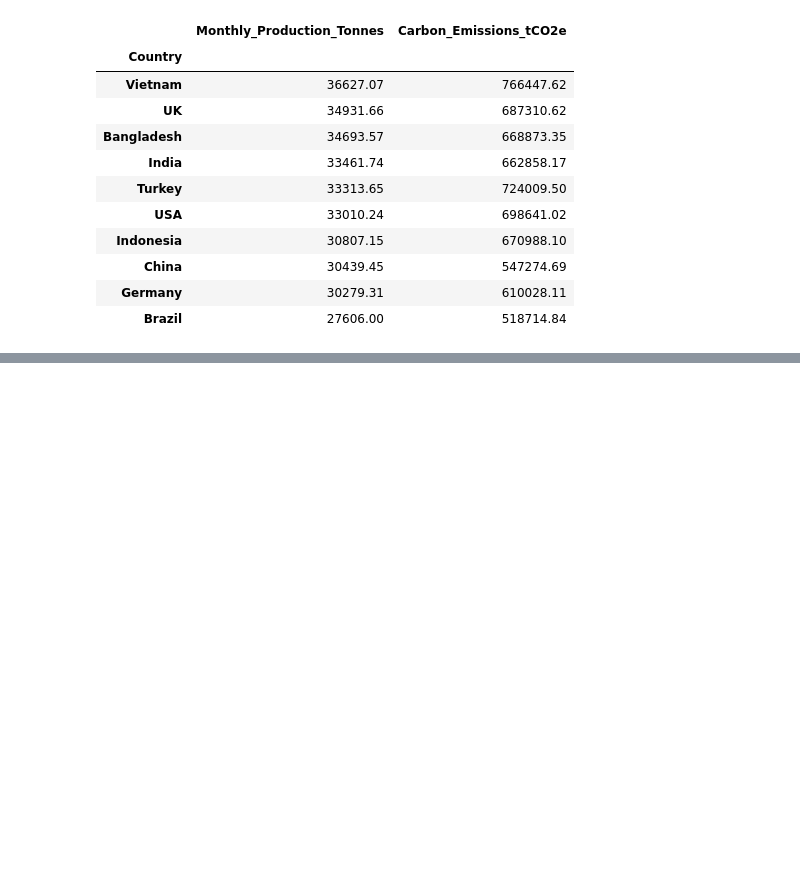
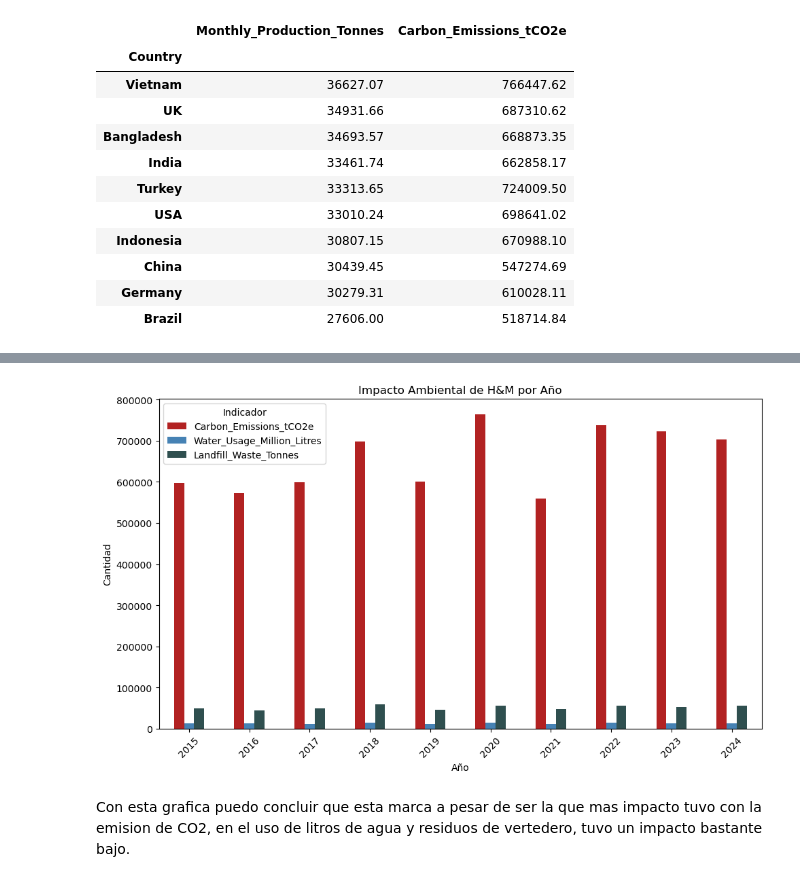
Before and after one commit to AlejandroSegura24/fast-fashion-analysis, a Jupyter notebook: notebooks/exploracion_fast_fashion.ipynb, the cells around one changed output, grey strips where cells are left out. Drawn from its saved outputs; the diff is of its cells as text; code cells hidden in the pictures; blank space fills up the shorter version.

```diff
--- a/notebooks/exploracion_fast_fashion.ipynb
+++ b/notebooks/exploracion_fast_fashion.ipynb
@@ -395,0 +365,3 @@ Text(0.5, 1.0, 'Emision de CO2')
+# %%
+year_impact_hym = data[data['Brand']=='H&M'].groupby('Year')[['Carbon_Emissions_tCO2e','Water_Usage_Million_Litres','Landfill_Waste_Tonnes']].sum()
+year_impact_hym
@@ -395,0 +381,15 @@ Text(0.5, 1.0, 'Emision de CO2')
+# %%
+colors = ['firebrick', 'steelblue', 'darkslategray']
+year_impact_hym.plot(kind='bar', figsize=(10,6), color=colors)
+
+plt.title('Impacto Ambiental de H&M por Año')
+plt.ylabel('Cantidad')
+plt.xlabel('Año')
+plt.xticks(rotation=45)
+plt.legend(title='Indicador')
+plt.tight_layout()
+plt.show()
+# %% [output]
+[figure, added]
+# %% [markdown]
+Con esta grafica puedo concluir que esta marca a pesar de ser la que mas impacto tuvo con la emision de CO2, en el uso de litros de agua y residuos de vertedero, tuvo un impacto bastante bajo.
```
Also changed, not shown: parts of 20 cells of this notebook.
